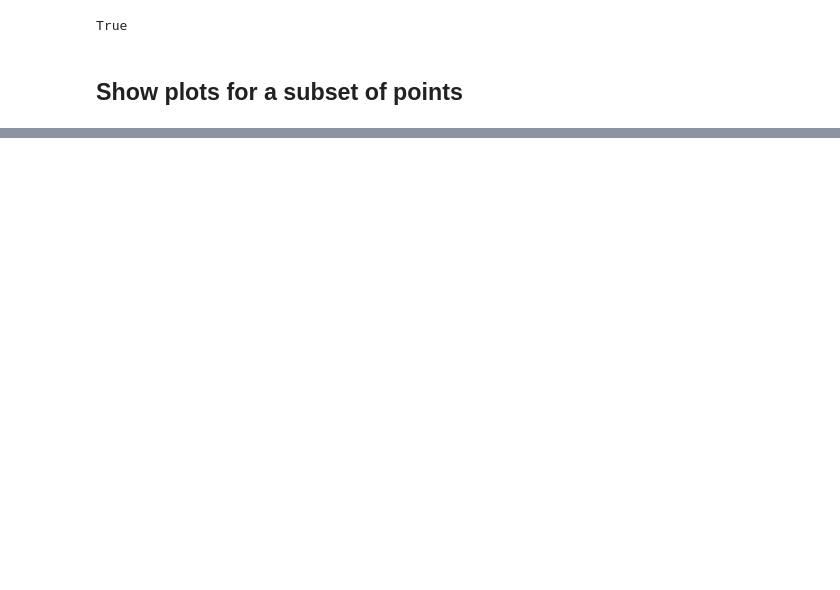
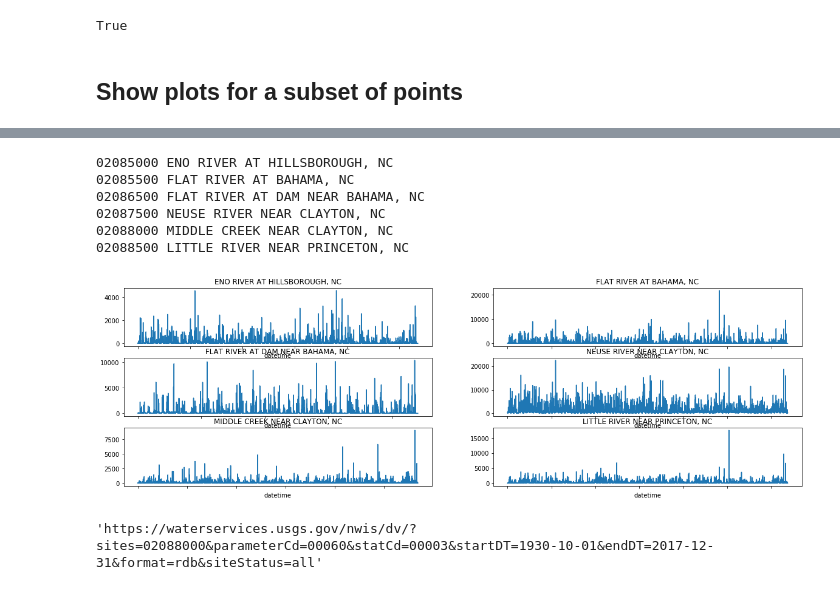
Before and after one commit to johnpfay/Water-Data-Bootcamp, a Jupyter notebook: 1_StreamFlow/Python/06-Show-All-Sites.ipynb, the cells around one changed output, grey strips where cells are left out. Drawn from its saved outputs; the diff is of its cells as text; code cells hidden in the pictures; blank space fills up the shorter version.

```diff
--- a/1_StreamFlow/Python/06-Show-All-Sites.ipynb
+++ b/1_StreamFlow/Python/06-Show-All-Sites.ipynb
@@ -61,0 +72,3 @@ from folium import FeatureGroup, LayerControl, Map, Marker
+# %%
+#Add a column to list days of record (end minus begin dates)
+df['period_days'] = (df['end_date'] - df['begin_date']).dt.days
@@ -121,0 +146,70 @@ print(siteNumbers)
+# %%
+for num, name in siteList:
+    print(num,name)
+# %% [output]
+02085000 ENO RIVER AT HILLSBOROUGH, NC
+02085500 FLAT RIVER AT BAHAMA, NC
+02086500 FLAT RIVER AT DAM NEAR BAHAMA, NC
+02087500 NEUSE RIVER NEAR CLAYTON, NC
+02088000 MIDDLE CREEK NEAR CLAYTON, NC
+02088500 LITTLE RIVER NEAR PRINCETON, NC
+# %%
+#Create the canvas on which to add subplots
+fig, axes = plt.subplots(nrows=3, ncols=2, figsize=(20,6))
+axes_list = [item for sublist in axes for item in sublist]
+
+#Loop through each site
+for siteNo, siteName in siteList:
+
+    #Construct the service URL and parameters
+    url =  'https://waterservices.usgs.gov/nwis/dv'
+    params = {'sites':siteNo,
+              'parameterCd':'00060',
+              'statCd':'00003',
+              'startDT':'1930-10-01',
+              'endDT':'2017-12-31',
+              'format':'rdb',
+              'siteStatus':'all'
+             }
+    response_raw =  requests.get(url,params)
+    response_clean =response_raw.content.decode('utf-8')
+
+    #Convert the data into a data frame
+
+    #Build a list of line numbers to skip from comments and data types
+    rowsToSkip= [] #Create an empty list to hold line numbers
+    lineNumber = 0 #Initialize a line number variable
+    #Iterate through lines, adding the line number to the list for comment lines
+    for lineNumber, lineString in enumerate(response_clean.split("\n")):
+        if lineString.startswith('#'):
+            rowsToSkip.append(lineNumber)
+        else:
+            break
+
+    #Add another line 2 greater than the last
+    dataTypeLineNumber = rowsToSkip[-1] + 2
+    rowsToSkip.append(dataTypeLineNumber)
+
+    #Create a dataframe from the downloaded data
+    dfSite = pd.read_csv(io.StringIO(response_clean),
+                         skiprows=rowsToSkip,
+                         delimiter='\t',
+                         dtype={'site_no':'str'})
+
+    #Rename the columns
+    dfSite.columns = ['agency_cd','site_no','datetime','meanflow_cfs','confidence']
+    dfSite.index= dfSite.datetime
+
+    #Fix any errors
+    dfSite['flow'] = pd.to_numeric(dfSite['meanflow_cfs'],errors='coerce')
+
+    #PLOT
+    ax = axes_list.pop(0)
+    dfSite['flow'].plot(ax=ax)
+    ax.set_title(siteName)
+# %% [output]
+[figure, added]
+# %%
+response_raw.url
+# %% [output]
+'https://waterservices.usgs.gov/nwis/dv/?sites=02088000&parameterCd=00060&statCd=00003&startDT=1930-10-01&endDT=2017-12-31&format=rdb&siteStatus=all'
```
Also changed, not shown: parts of 23 cells of this notebook.
